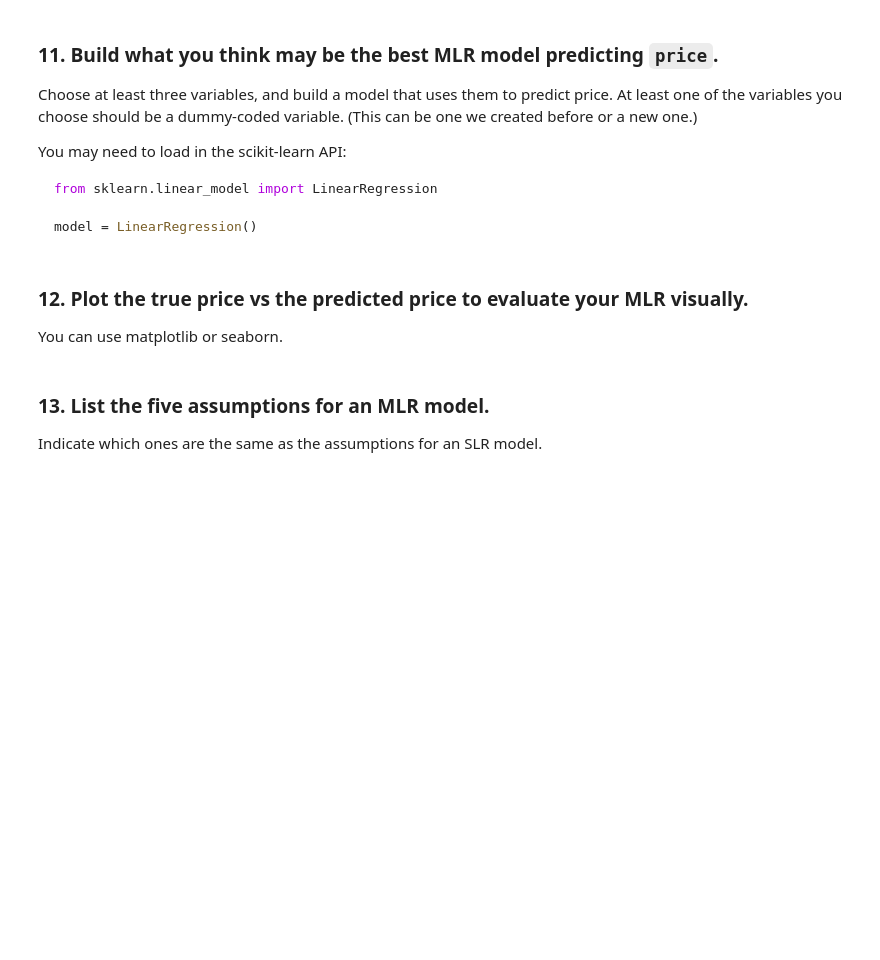
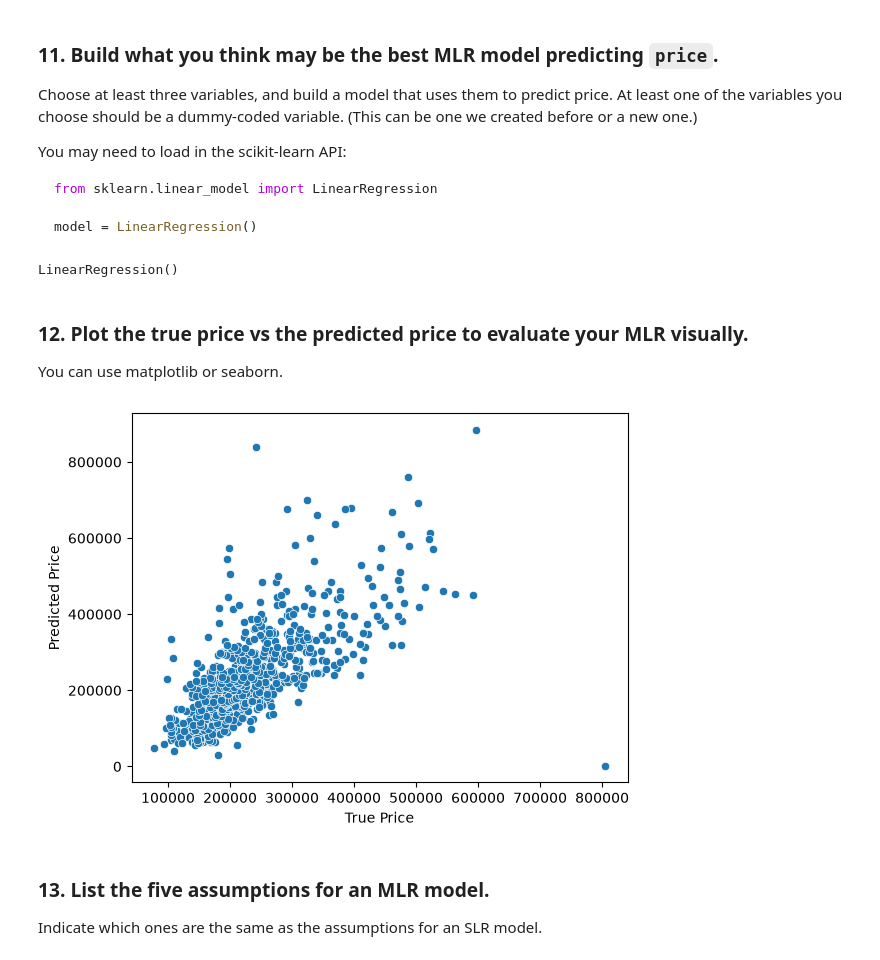
Before and after one commit to Datacrew133/LABS, a Jupyter notebook: 6.4 Multiple Linear Regression/Excercises/6.4.E1 Exercise regression.ipynb, the cells around one changed output. Saved outputs shown, nothing was run; the diff lists cells and outputs as text; code cells hidden in the pictures; blank space fills up the shorter version.

````diff
--- a/6.4 Multiple Linear Regression/Excercises/6.4.E1 Exercise regression.ipynb
+++ b/6.4 Multiple Linear Regression/Excercises/6.4.E1 Exercise regression.ipynb
@@ -308,3 +348,7 @@ The coefficient for Monday is then interpreted as the average change in revenue
 The category you leave out, which the other columns are *relative to*, is often referred to as the **reference category**.
 
 ### 9. Use the `pd.get_dummies` function to convert the `type` column into dummy-coded variables.
+# %%
+type_dummies = pd.get_dummies(housing['type'], drop_first=True)
+housing_dummies = pd.concat([housing, type_dummies], axis=1)
+housing_dummies.head()
@@ -324,10 +386,28 @@ from sklearn.linear_model import LinearRegression
 
 model = LinearRegression()
 ```
+# %%
+features = ['sq__ft', 'beds', 'baths', 'Multi-Family', 'Residential']
+X = housing_dummies[features]
+y = housing_dummies['price']
+
+
+mlr = LinearRegression()
+mlr.fit(X, y)
+# %% [output]
+LinearRegression()
 # %% [markdown]
 ### 12. Plot the true price vs the predicted price to evaluate your MLR visually.
 
 You can use matplotlib or seaborn.
+# %%
+y_hat = mlr.predict(X)
+sns.scatterplot(x= y_hat, y= y)
+plt.xlabel('True Price')
+plt.ylabel('Predicted Price')
+plt.show()
+# %% [output]
+[figure, added]
 # %% [markdown]
 ### 13. List the five assumptions for an MLR model.
 
````
Also changed, not shown: parts of 19 cells of this notebook, 5 other files.
